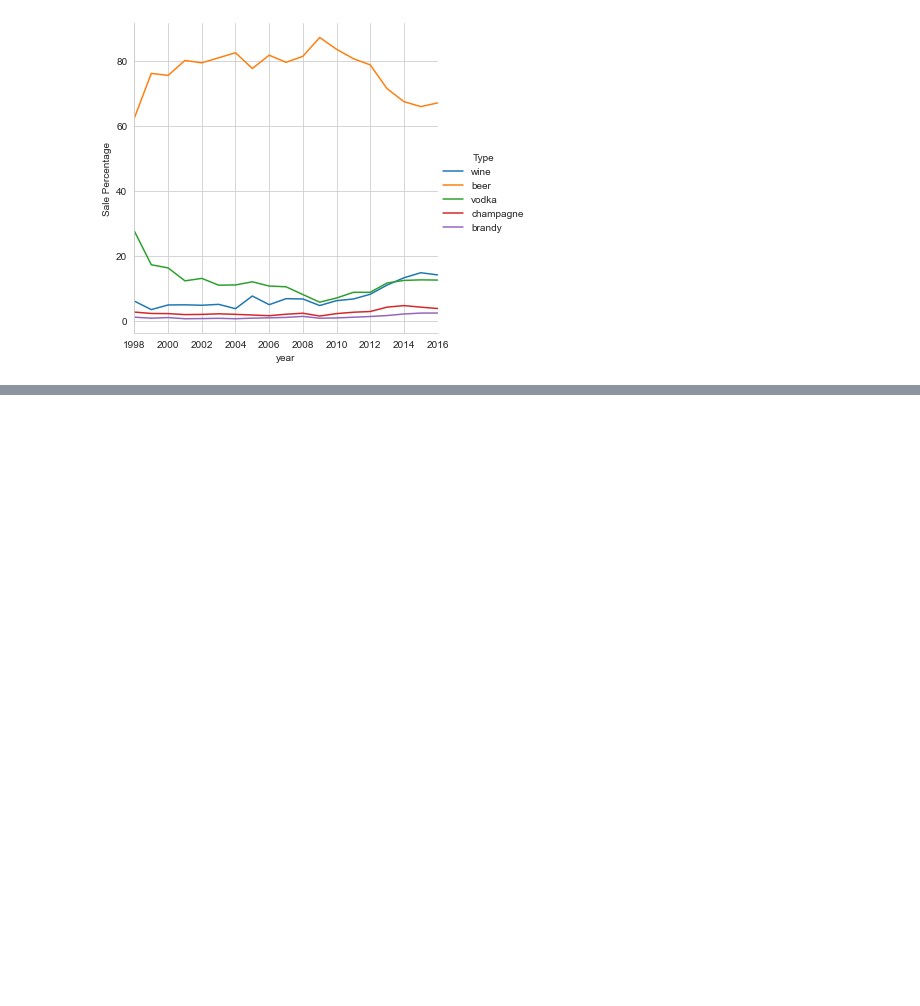
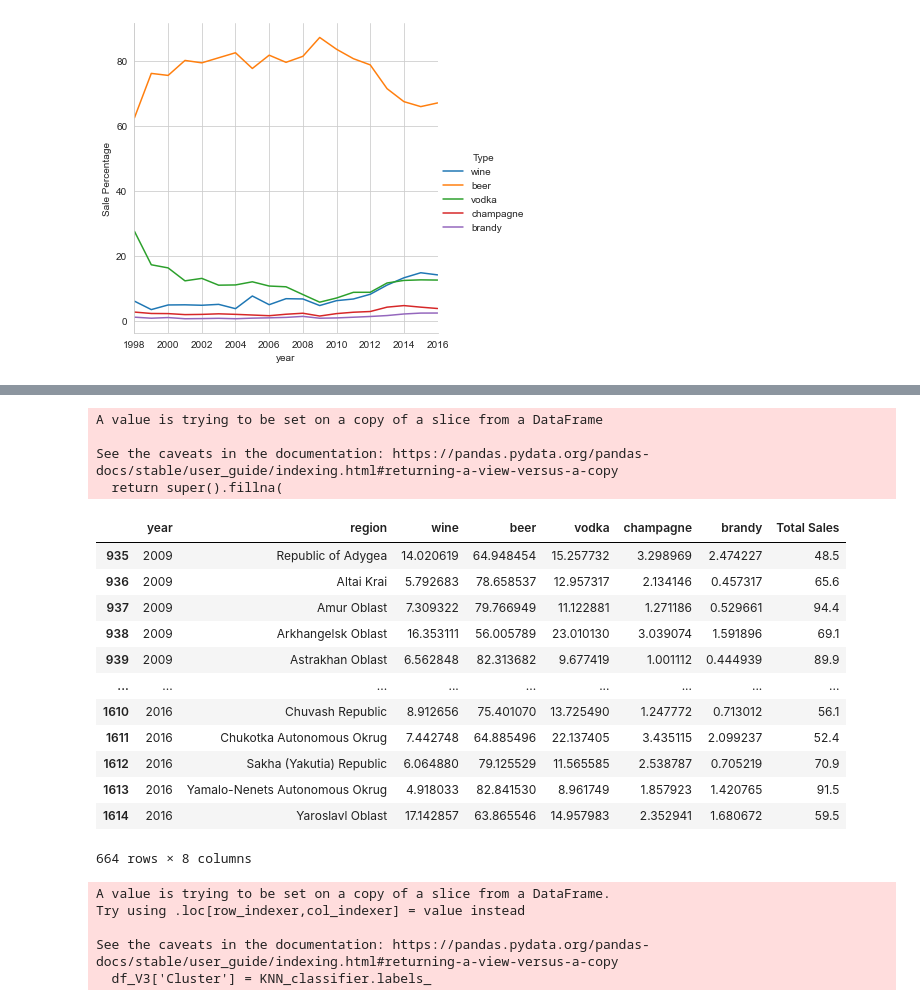
Before and after one commit to LuisEVT/Drinks_Company_Wine_Promotion, a Jupyter notebook: Wine_Promotion_Analysis_EDA.ipynb, the cells around one changed output, grey strips where cells are left out. Drawn from its saved outputs; the diff is of its cells as text; code cells hidden in the pictures; blank space fills up the shorter version.

```diff
--- a/Wine_Promotion_Analysis_EDA.ipynb
+++ b/Wine_Promotion_Analysis_EDA.ipynb
@@ -368,0 +376,38 @@ There are a steep increase in alcohol sales per liter from 1998 to 2009, with be
+# %%
+df_V3 = df_V2[ df_V2['year'] >= 2009 ]
+df_V3.fillna(value = -1,inplace = True)
+
+df_V3
+# %% [output]
+A value is trying to be set on a copy of a slice from a DataFrame
+
+See the caveats in the documentation: https://pandas.pydata.org/pandas-docs/stable/user_guide/indexing.html#returning-a-view-versus-a-copy
+  return super().fillna(
+|  | year | region | wine | beer | vodka | champagne | brandy | Total Sales |
+| 935 | 2009 | Republic of Adygea | 14.020619 | 64.948454 | 15.257732 | 3.298969 | 2.474227 | 48.5 |
+| 936 | 2009 | Altai Krai | 5.792683 | 78.658537 | 12.957317 | 2.134146 | 0.457317 | 65.6 |
+| 937 | 2009 | Amur Oblast | 7.309322 | 79.766949 | 11.122881 | 1.271186 | 0.529661 | 94.4 |
+| 938 | 2009 | Arkhangelsk Oblast | 16.353111 | 56.005789 | 23.010130 | 3.039074 | 1.591896 | 69.1 |
+| 939 | 2009 | Astrakhan Oblast | 6.562848 | 82.313682 | 9.677419 | 1.001112 | 0.444939 | 89.9 |
+| ... | ... | ... | ... | ... | ... | ... | ... | ... |
+| 1610 | 2016 | Chuvash Republic | 8.912656 | 75.401070 | 13.725490 | 1.247772 | 0.713012 | 56.1 |
+| 1611 | 2016 | Chukotka Autonomous Okrug | 7.442748 | 64.885496 | 22.137405 | 3.435115 | 2.099237 | 52.4 |
+| 1612 | 2016 | Sakha (Yakutia) Republic | 6.064880 | 79.125529 | 11.565585 | 2.538787 | 0.705219 | 70.9 |
+| 1613 | 2016 | Yamalo-Nenets Autonomous Okrug | 4.918033 | 82.841530 | 8.961749 | 1.857923 | 1.420765 | 91.5 |
+| 1614 | 2016 | Yaroslavl Oblast | 17.142857 | 63.865546 | 14.957983 | 2.352941 | 1.680672 | 59.5 |
+664 rows × 8 columns
+# %%
+x = df_V3[['year','wine','beer','vodka','champagne','brandy','Total Sales']]
+y = df_V3['region']
+
+KNN_classifier = KNN(n_clusters=5)
+
+KNN_classifier.fit(x,y)
+
+df_V3['Cluster'] = KNN_classifier.labels_
+# %% [output]
+A value is trying to be set on a copy of a slice from a DataFrame.
+Try using .loc[row_indexer,col_indexer] = value instead
+
+See the caveats in the documentation: https://pandas.pydata.org/pandas-docs/stable/user_guide/indexing.html#returning-a-view-versus-a-copy
+  df_V3['Cluster'] = KNN_classifier.labels_
```
Also changed, not shown: parts of 9 cells of this notebook.
